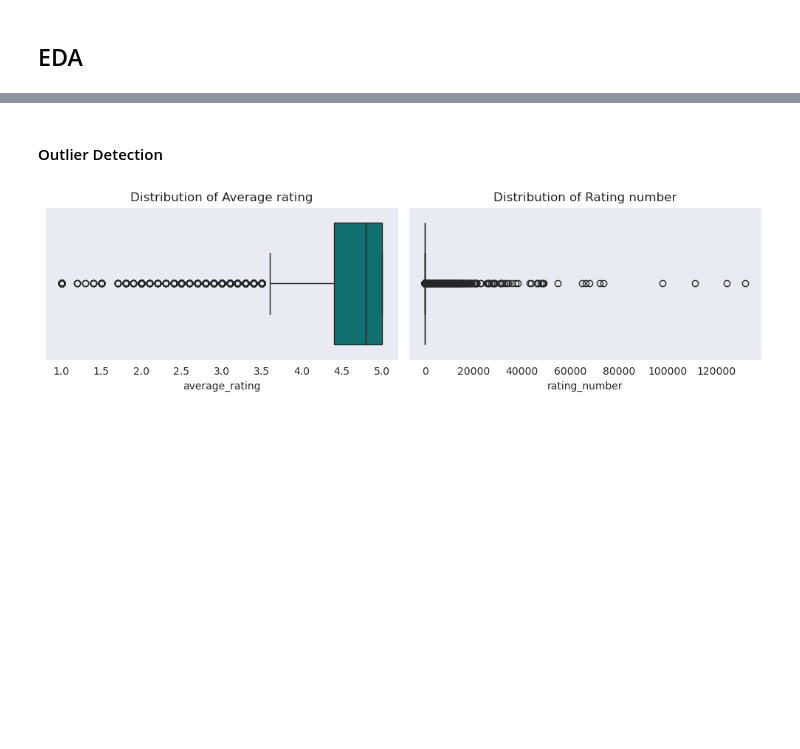
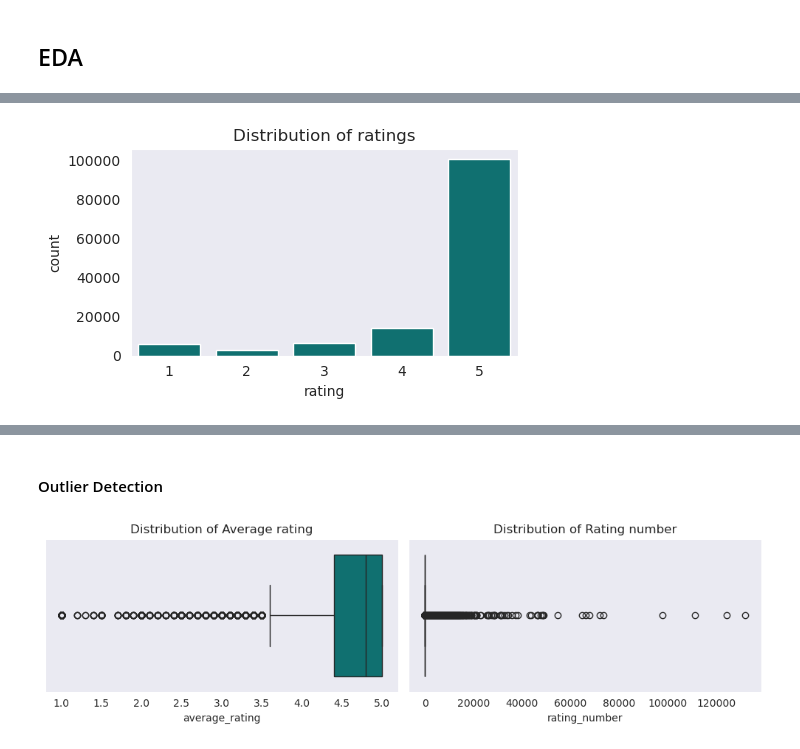
Before and after one commit to ds-edu/capstone3-recsys, a Jupyter notebook: recommender/notebooks/recsys.ipynb, the cells around one changed output, grey strips where cells are left out. Drawn from its saved outputs; the diff is of its cells as text; code cells hidden in the pictures; blank space fills up the shorter version.

```diff
--- a/recommender/notebooks/recsys.ipynb
+++ b/recommender/notebooks/recsys.ipynb
@@ -154,8 +160,9 @@ Empty [categories] : 99.99%
 # Drop other columns that are not needed in the analysis
 # Although [store] has missing list values, it contains additional details that might be of help with the search, so we keep it for now.
 # Price is not needed for this analysis so we drop it for now.
+# average_rating and rating number can be dropped as well
 
-cols_to_drop = ['main_category', 'images', 'bought_together', 'price']
+cols_to_drop = ['main_category', 'images', 'bought_together', 'price', 'average_rating', 'rating_number']
 df_meta.drop(cols_to_drop, axis=1, inplace=True )
 df_meta.info()
 # %% [output]
@@ -175,0 +183,3 @@ memory usage: 3.8+ MB
+# %%
+df = pd.merge(df_meta, df_reviews, how='right', on='parent_asin')
+df.head()
@@ -192,0 +241,12 @@ Index(['average_rating', 'rating_number'], dtype='object')
+# %%
+# Distribution of ratings
+
+sns.set_style('dark')
+plt.figure(figsize=(5,3))
+
+_ = sns.countplot(data=df, x='rating', color='teal')
+_.set_title('Distribution of ratings')
+plt.tight_layout()
+plt.show()
+# %% [output]
+[figure, added]
```
Also changed, not shown: parts of 15 cells of this notebook.
